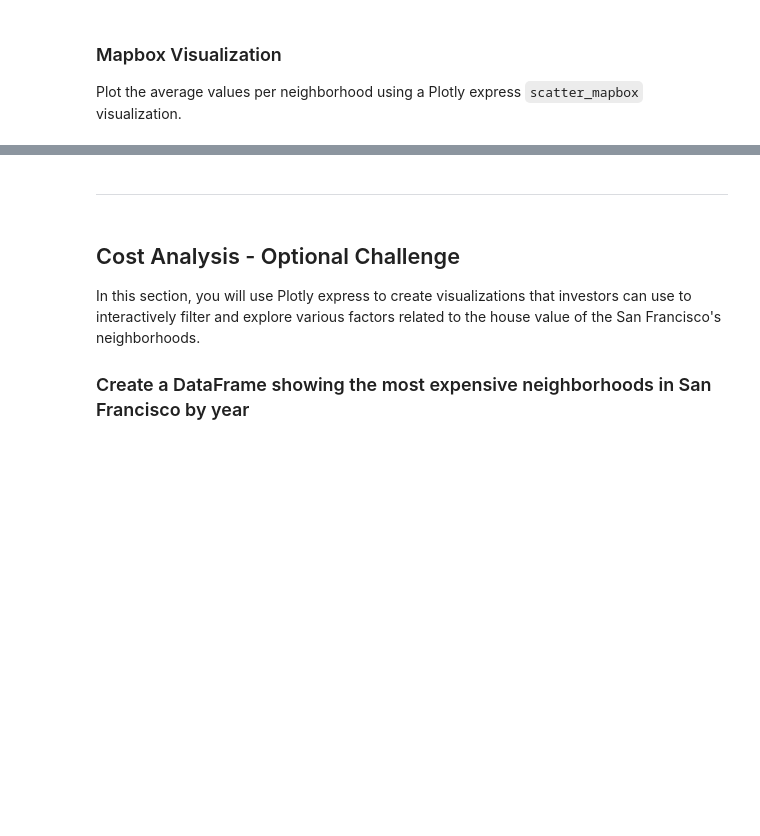
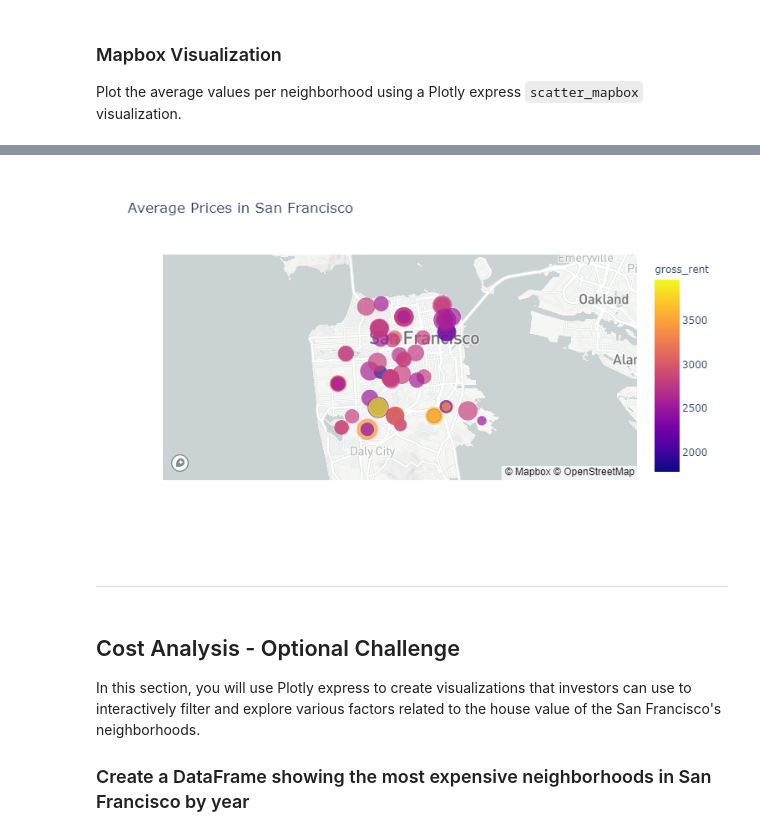
Before and after one commit to nrader91/Pythonic_Monopoly, a Jupyter notebook: rental_analysis_submit.ipynb, the cells around one changed output, grey strips where cells are left out. Cells and saved outputs as stored; diff of their text form; code cells hidden in the pictures; blank space fills up the shorter version.

```diff
--- a/rental_analysis_submit.ipynb
+++ b/rental_analysis_submit.ipynb
@@ -281,3 +292,23 @@ Plot the average values per neighborhood using a Plotly express `scatter_mapbox`
+# %%
+# Set the mapbox access token
+load_dotenv()
+map_box_api = os.getenv("mapbox")
+px.set_mapbox_access_token(map_box_api)
+
+# Create a scatter mapbox to analyze neighborhood info
+map_plot = px.scatter_mapbox(
+    avg_locations,
+    lat="Lat",
+    lon="Lon",
+    size="sale_price_sqr_foot",
+    color="gross_rent",
+    zoom=10,
+    title="Average Prices in San Francisco"
+)
+
+map_plot.show()
+# %% [output]
+[figure, added]
 # %% [markdown]
 - - -
 # %% [markdown]
```
Also changed, not shown: parts of 13 cells of this notebook.
